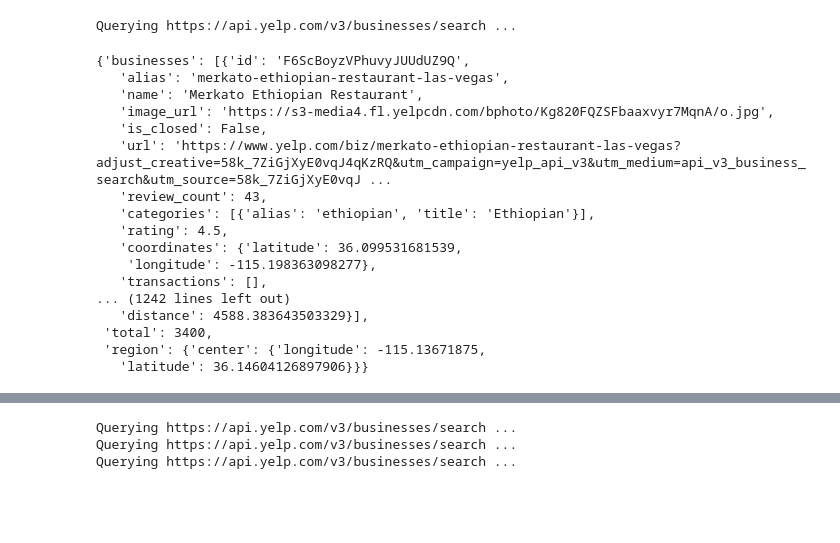
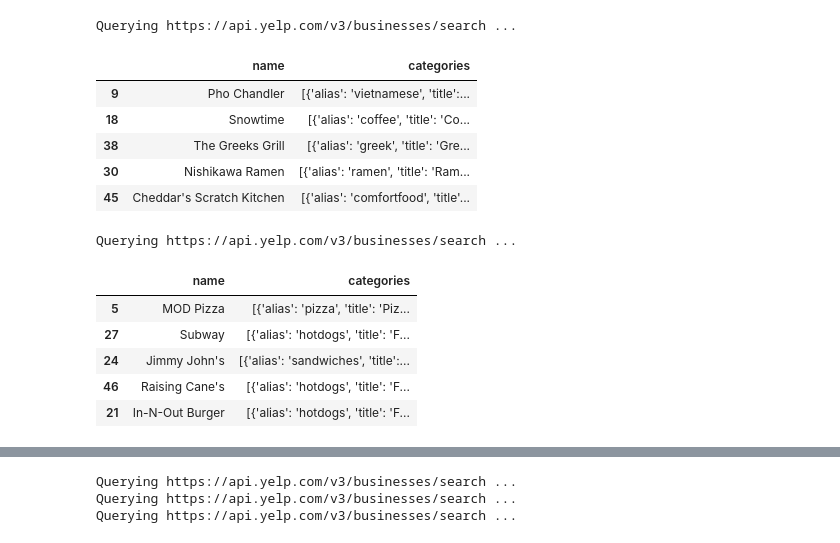
Before and after one commit to ShijunW/Galvanize-DSI-Capstone, a Jupyter notebook: yelp-api.ipynb, the cells around one changed output, grey strips where cells are left out. Drawn from its saved outputs; the diff is of its cells as text; code cells hidden in the pictures; blank space fills up the shorter version.

```diff
--- a/yelp-api.ipynb
+++ b/yelp-api.ipynb
@@ -72,11 +72,14 @@ def request(host, path, api_key, url_params=None):
     return response.json()
 # %%
 import requests
+# %%
+# pandas set_option to display full text
+pd.set_option('display.max_colwidth', -1)
 # %%
 host = 'https://api.yelp.com'
 path = '/v3/businesses/search'
 api_key = key['client_secret']
-url_params = {'categories': "chinese",
+url_params = {'categories': "Fast Food",
               'location': 'Chandler',
               'limit': 50
              }
@@ -84,23 +87,13 @@ url_params = {'categories': "chinese",
 tt = request(host, path, api_key, url_params)
 # %% [output]
 Querying https://api.yelp.com/v3/businesses/search ...
-# %%
-tt
-# %% [output]
-{'businesses': [{'id': 'F6ScBoyzVPhuvyJUUdUZ9Q',
-   'alias': 'merkato-ethiopian-restaurant-las-vegas',
-   'name': 'Merkato Ethiopian Restaurant',
-   'image_url': 'https://s3-media4.fl.yelpcdn.com/bphoto/Kg820FQZSFbaaxvyr7MqnA/o.jpg',
-   'is_closed': False,
-   'url': 'https://www.yelp.com/biz/merkato-ethiopian-restaurant-las-vegas?adjust_creative=58k_7ZiGjXyE0vqJ4qKzRQ&utm_campaign=yelp_api_v3&utm_medium=api_v3_business_search&utm_source=58k_7ZiGjXyE0vqJ ...
-   'review_count': 43,
-   'categories': [{'alias': 'ethiopian', 'title': 'Ethiopian'}],
-   'rating': 4.5,
-   'coordinates': {'latitude': 36.099531681539,
-    'longitude': -115.198363098277},
-   'transactions': [],
-... (1242 lines left out)
-   'distance': 4588.383643503329}],
- 'total': 3400,
- 'region': {'center': {'longitude': -115.13671875,
-   'latitude': 36.14604126897906}}}
+# %%
+df = pd.DataFrame(tt['businesses'])
+df[['name','categories']].sample(5)
+# %% [output]
+|  | name | categories |
+| 9 | Pho Chandler | [{'alias': 'vietnamese', 'title':... |
+| 18 | Snowtime | [{'alias': 'coffee', 'title': 'Co... |
+| 38 | The Greeks Grill | [{'alias': 'greek', 'title': 'Gre... |
+| 30 | Nishikawa Ramen | [{'alias': 'ramen', 'title': 'Ram... |
+| 45 | Cheddar's Scratch Kitchen | [{'alias': 'comfortfood', 'title'... |
@@ -106,0 +105,14 @@ tt
+# %%
+tt = request(host, path, api_key, url_params)
+# %% [output]
+Querying https://api.yelp.com/v3/businesses/search ...
+# %%
+df = pd.DataFrame(tt['businesses'])
+df[['name','categories']].sample(5)
+# %% [output]
+|  | name | categories |
+| 5 | MOD Pizza | [{'alias': 'pizza', 'title': 'Piz... |
+| 27 | Subway | [{'alias': 'hotdogs', 'title': 'F... |
+| 24 | Jimmy John's | [{'alias': 'sandwiches', 'title':... |
+| 46 | Raising Cane's | [{'alias': 'hotdogs', 'title': 'F... |
+| 21 | In-N-Out Burger | [{'alias': 'hotdogs', 'title': 'F... |
```
Also changed, not shown: parts of 3 cells of this notebook, 3 other files.
